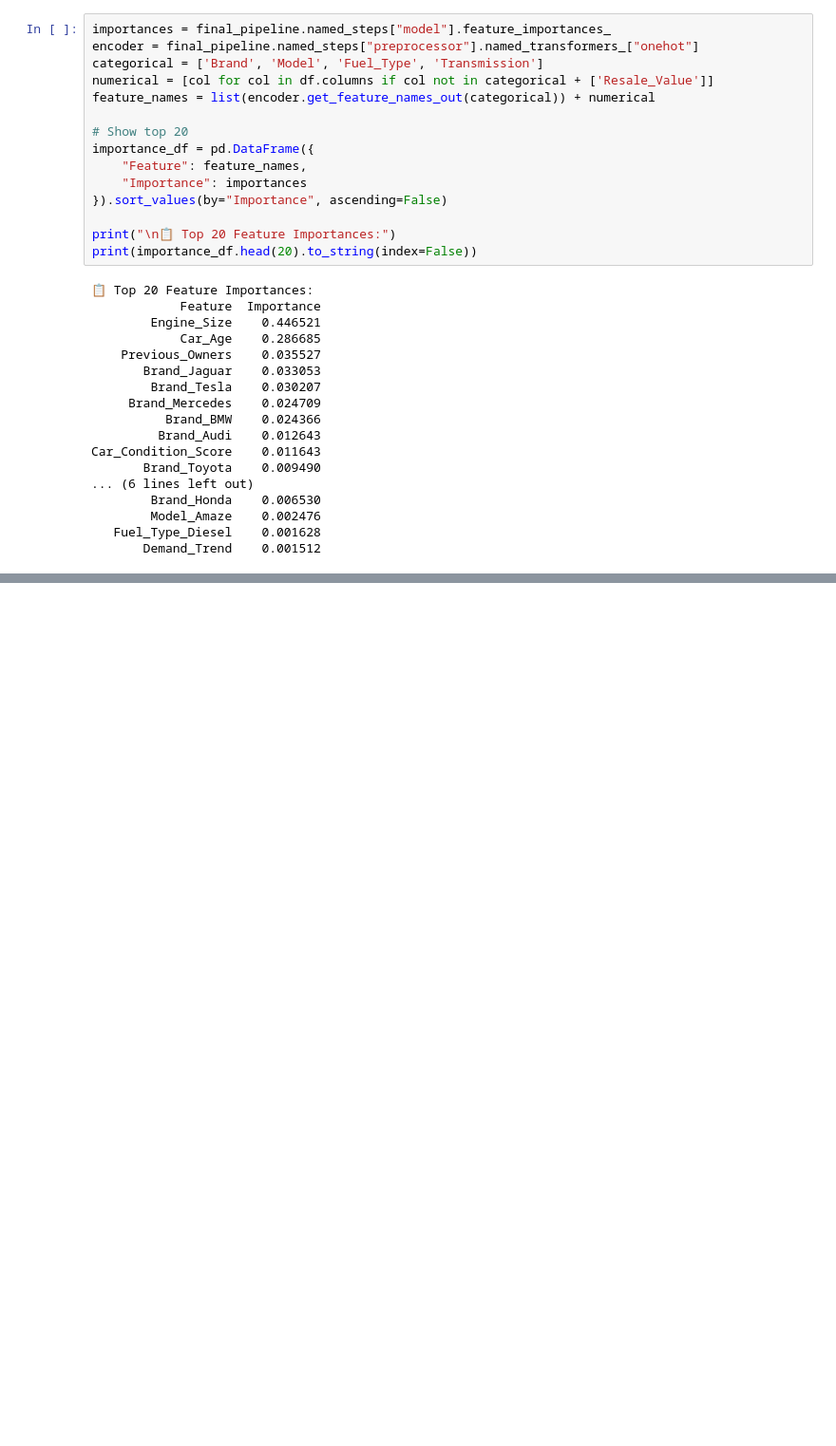
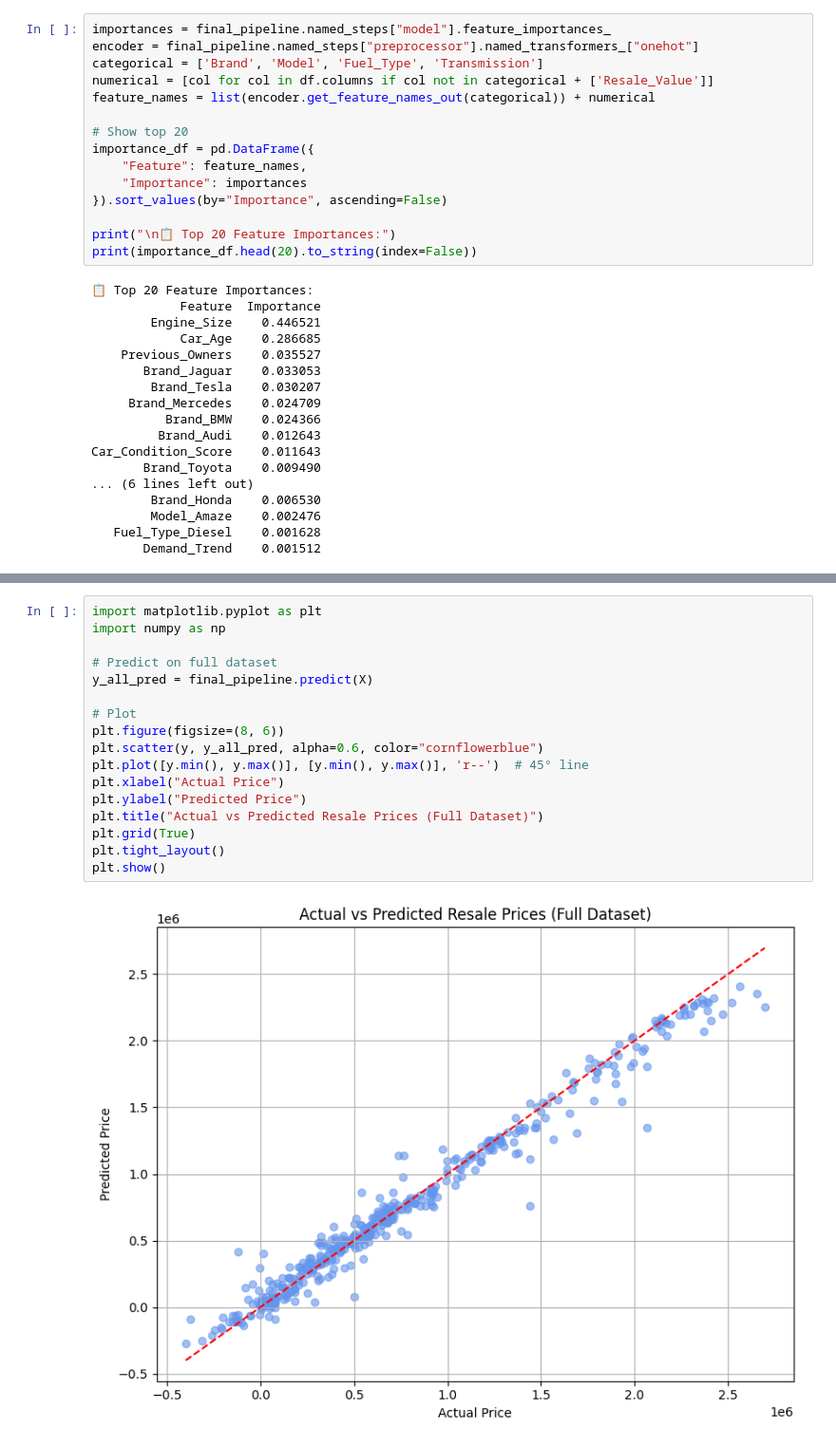
Before and after one commit to Sohini-coder/Car-Price-Prediction, a Jupyter notebook: Model_Comparison.ipynb, the cells around one changed output, grey strips where cells are left out. Shown at 95% size. Cells and saved outputs as stored; diff of their text form; blank space fills up the shorter version.

```diff
--- a/Model_Comparison.ipynb
+++ b/Model_Comparison.ipynb
@@ -401,0 +471,19 @@ Car_Condition_Score    0.011643
+# %%
+import matplotlib.pyplot as plt
+import numpy as np
+
+# Predict on full dataset
+y_all_pred = final_pipeline.predict(X)
+
+# Plot
+plt.figure(figsize=(8, 6))
+plt.scatter(y, y_all_pred, alpha=0.6, color="cornflowerblue")
+plt.plot([y.min(), y.max()], [y.min(), y.max()], 'r--')  # 45° line
+plt.xlabel("Actual Price")
+plt.ylabel("Predicted Price")
+plt.title("Actual vs Predicted Resale Prices (Full Dataset)")
+plt.grid(True)
+plt.tight_layout()
+plt.show()
+# %% [output]
+[figure, added]
```
Also changed, not shown: parts of 9 cells of this notebook.
